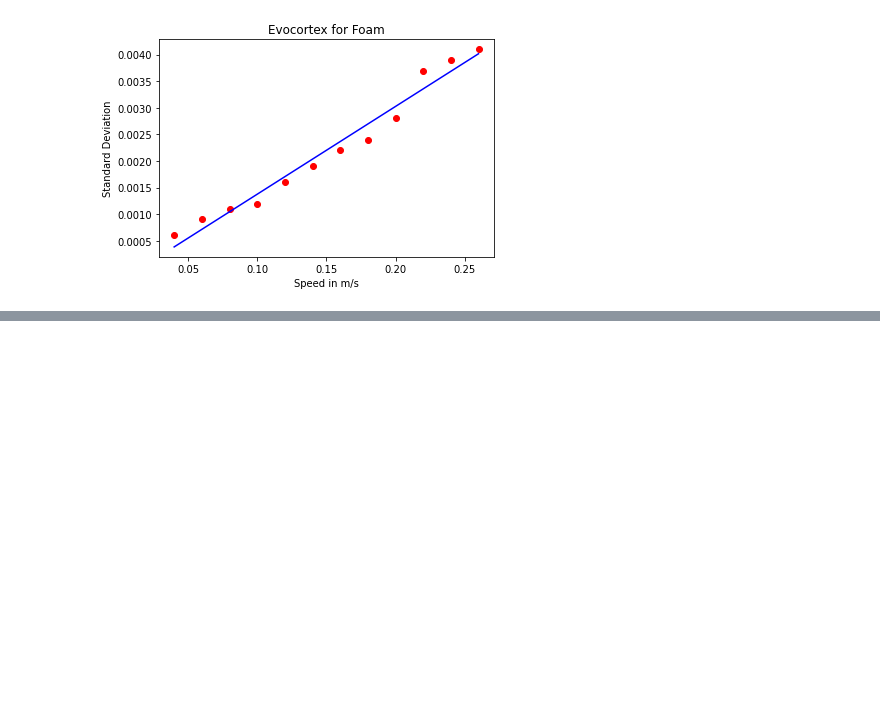
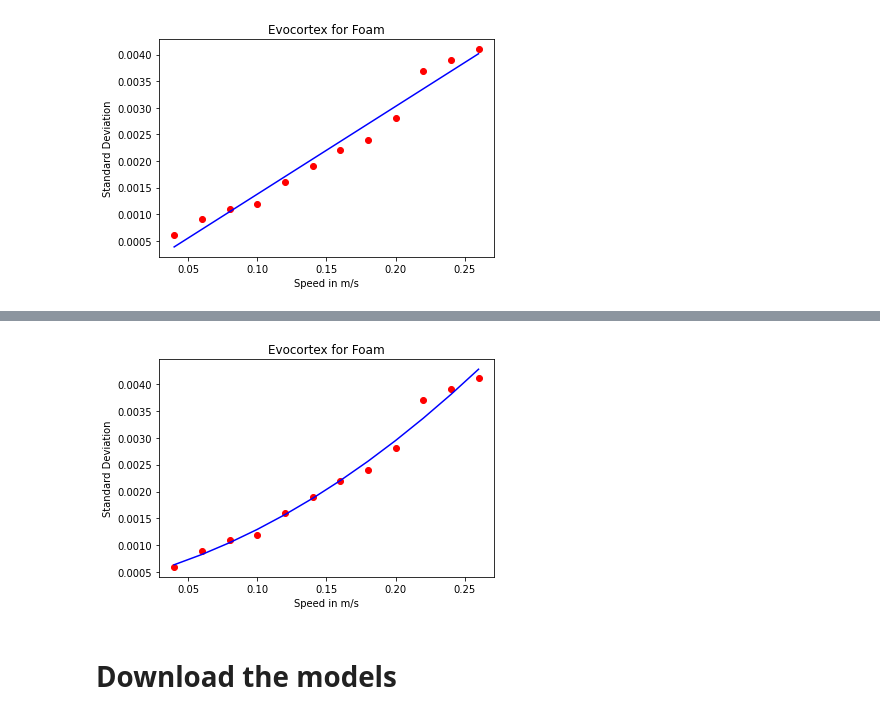
Before and after one commit to sohanjs111/robots-speed-model, a Jupyter notebook: Regression_model.ipynb, the cells around one changed output, grey strips where cells are left out. Cells and saved outputs as stored; diff of their text form; code cells hidden in the pictures; blank space fills up the shorter version.

```diff
--- a/Regression_model.ipynb
+++ b/Regression_model.ipynb
@@ -199,0 +246,11 @@ plt.show()
+# %%
+plt.scatter(evo_x, evo_y3, color = 'red')
+plt.plot(evo_x, evo_sreg3.predict(evo_preg3.fit_transform(evo_x)), color = 'blue')
+plt.title('Evocortex for Foam')
+plt.xlabel('Speed in m/s')
+plt.ylabel('Standard Deviation')
+plt.show()
+# %% [output]
+[figure, added]
+# %% [markdown]
+# Download the models
```
Also changed, not shown: parts of 15 cells of this notebook.
